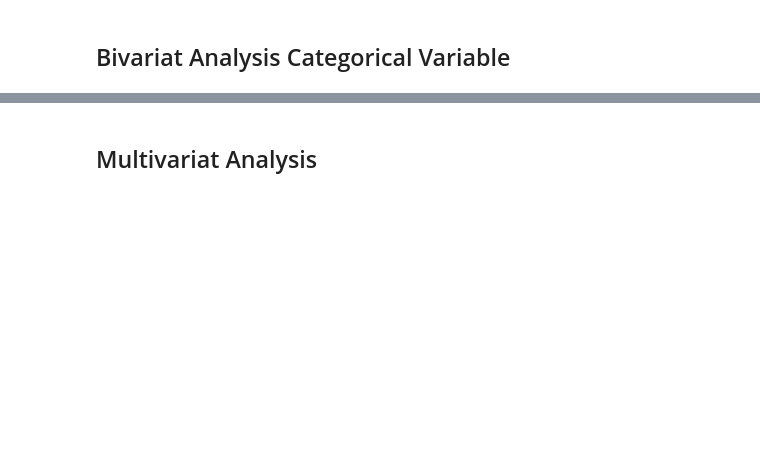
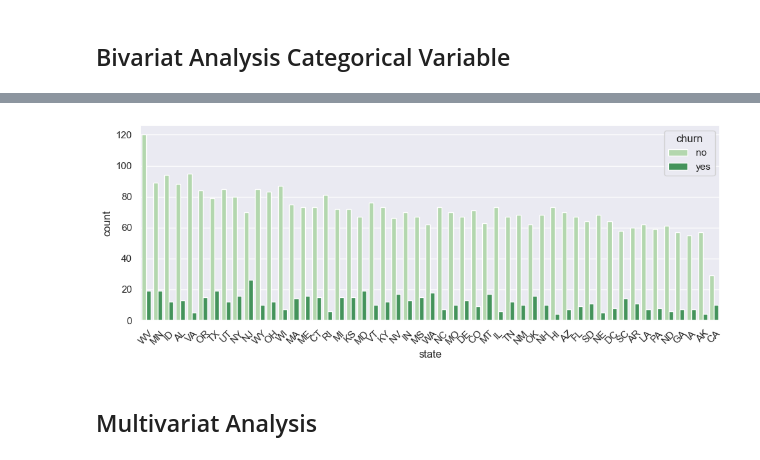
Before and after one commit to iwanlaudin0101/Customer-Churn-Prediction, a Jupyter notebook: Service Provider - Customer Churn Prediction.ipynb, the cells around one changed output, grey strips where cells are left out. Cells and saved outputs as stored; diff of their text form; code cells hidden in the pictures; blank space fills up the shorter version.

```diff
--- a/Service Provider - Customer Churn Prediction.ipynb
+++ b/Service Provider - Customer Churn Prediction.ipynb
@@ -198,3 +194,11 @@ plt.show()
+# %%
+plt.figure(figsize=(10,4))
+sns.countplot(x='state', data=df_train, hue='churn', order=df_train['state'].value_counts().index, color='g', palette='Greens')
+plt.xticks(rotation=45)
+plt.tight_layout()
+plt.show()
+# %% [output]
+[figure, added]
 # %% [markdown]
 ## Multivariat Analysis
 # %%
```
Also changed, not shown: parts of 55 cells of this notebook, 1 other file.
